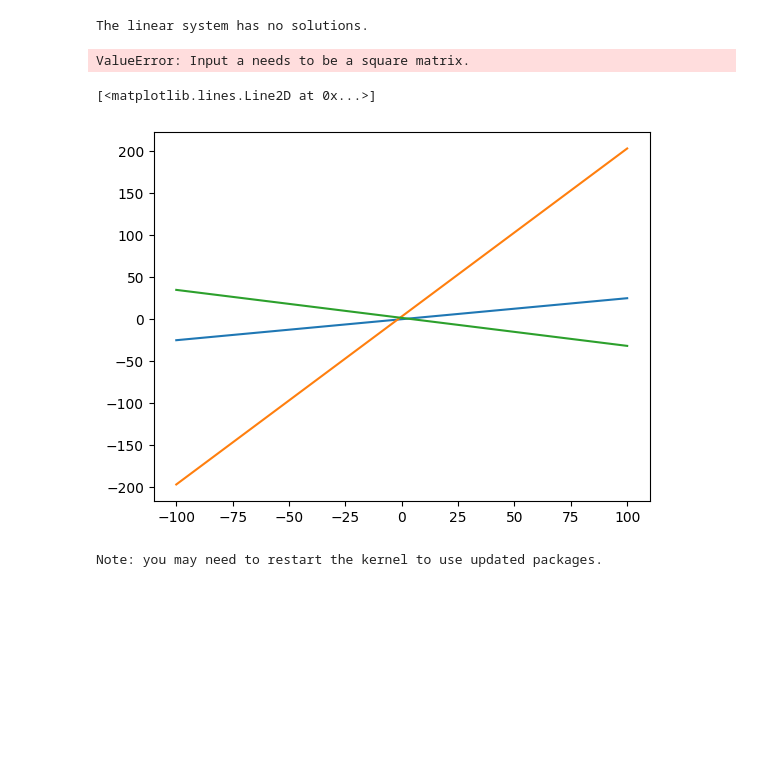
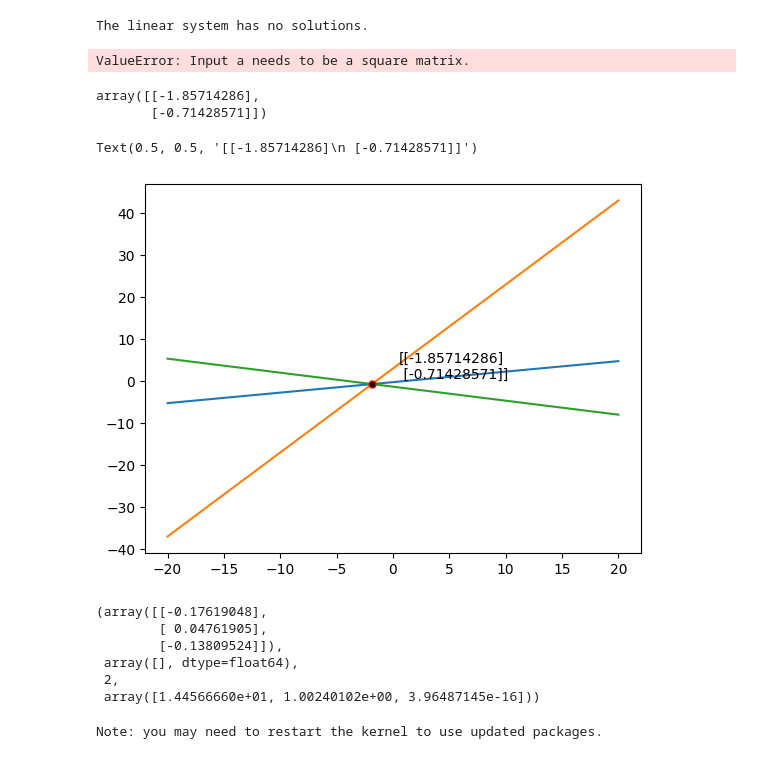
Before and after one commit to Caveexplorer/Linear-Algebra-Practice, a Jupyter notebook: linalg_practice.ipynb, the cells around one changed output. Saved outputs shown, nothing was run; the diff lists cells and outputs as text; code cells hidden in the pictures; blank space fills up the shorter version.

Commit message:
tried visualizing linear system (2d)

```diff
--- a/linalg_practice.ipynb
+++ b/linalg_practice.ipynb
@@ -217,3 +217,30 @@ except:
     print('The linear system has no solutions.')
 # %% [output]
 The linear system has no solutions.
+# %%
+linalg.solve(augmented_matrix[:,:-1], augmented_matrix[:,[-1]])
+# I have now learned that np.linalg.solve() and linalg.solve() can only take square input matrices for A (Ax=b)
+# %% [output]
+ValueError: Input a needs to be a square matrix.
+# %%
+# np.linalg.lstsq() is recommended for non-square input matrices. The first element in the output is the vector x in Ax=b that we're looking for
+vector_x = np.linalg.lstsq(a = augmented_matrix[:,:-1], b = augmented_matrix[:,[-1]], rcond = None)[0]
+vector_x
+# %% [output]
+array([[-1.85714286],
+       [-0.71428571]])
+# %%
+# Visualize question 17
+x = np.array(range(-20, 21))
+y1 = [(x - 1) / 4 for x in x]
+y2 = [(2 * x) + 3 for x in x]
+y3 = [(-4 - x) / 3 for x in x]
+
+plt.plot(x, y1)
+plt.plot(x, y2)
+plt.plot(x, y3)
+plt.plot(vector_x[0], vector_x[1], marker="o", markersize=5, markeredgecolor="red", markerfacecolor="black")
+plt.annotate(str(vector_x), (vector_x[0], vector_x[1]), xytext=(0.5, 0.5))
+# %% [output]
+Text(0.5, 0.5, '[[-1.85714286]\n [-0.71428571]]')
+[figure, added]
@@ -220,17 +254,9 @@ The linear system has no solutions.
 # %%
-linalg.solve(augmented_matrix[:,:-1], augmented_matrix[:,[-1]])
+np.linalg.lstsq(augmented_matrix[:,:-1], augmented_matrix[:,[-1]], rcond = None)
 # %% [output]
-ValueError: Input a needs to be a square matrix.
+(array([[-0.17619048],
+        [ 0.04761905],
+        [-0.13809524]]),
+ array([], dtype=float64),
+ 2,
+ array([1.44566660e+01, 1.00240102e+00, 3.96487145e-16]))
-# %%
-# Visualize question 17
-x = np.array(range(-100, 101))
-y1 = [(x - 1) / 4 for x in x]
-y2 = [(2 * x) + 3 for x in x]
-y3 = [(4 - x) / 3 for x in x]
-
-plt.plot(x, y1)
-plt.plot(x, y2)
-plt.plot(x, y3)
-# %% [output]
-[<matplotlib.lines.Line2D at 0x...>]
-[figure, removed]
```
Also changed, not shown: parts of 2 cells of this notebook.
